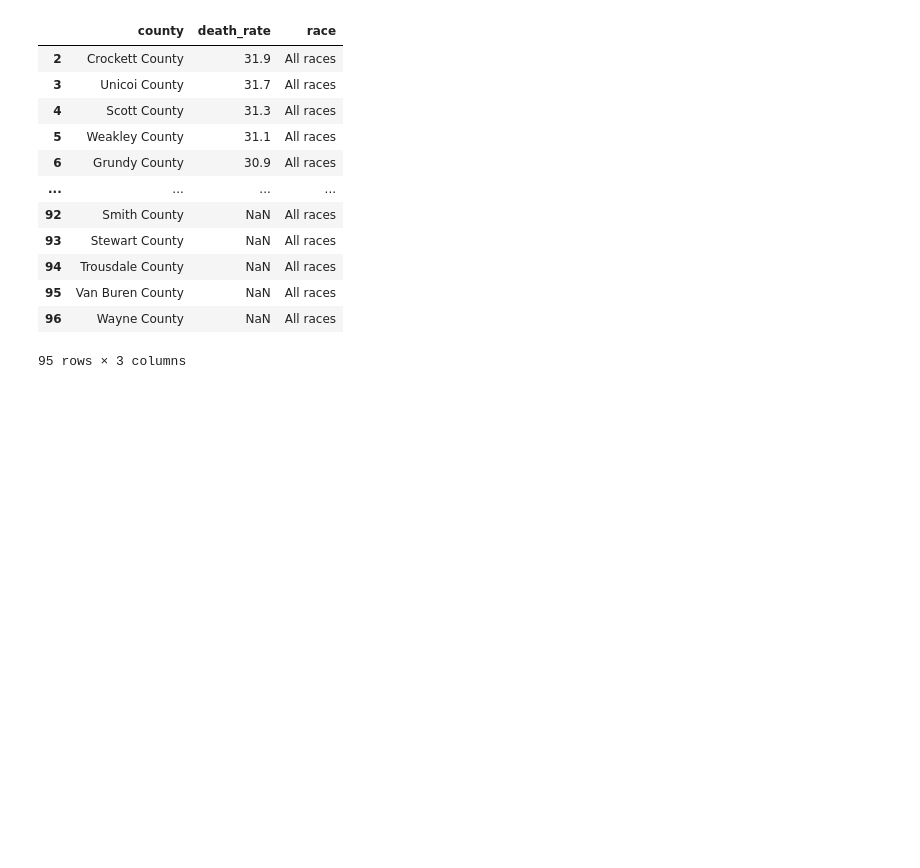
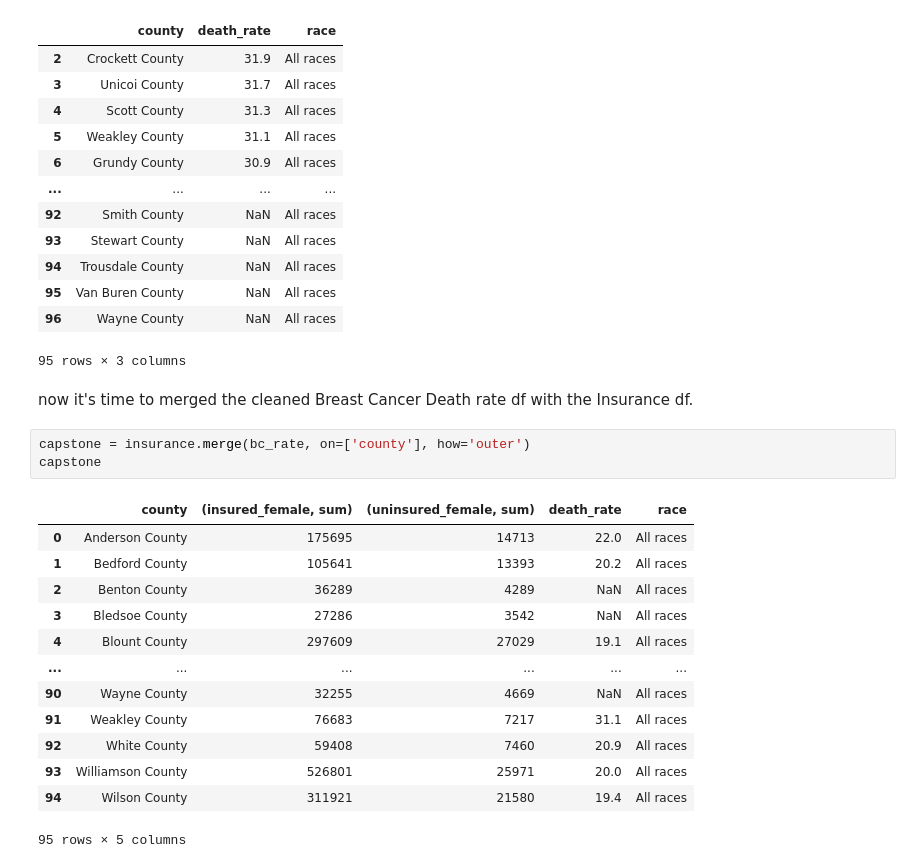
Before and after one commit to tigerbelle07/Capstone, a Jupyter notebook: notebooks/BC_Cap_v2.ipynb, the cells around one changed output. Saved outputs shown, nothing was run; the diff lists cells and outputs as text; blank space fills up the shorter version.

```diff
--- a/notebooks/BC_Cap_v2.ipynb
+++ b/notebooks/BC_Cap_v2.ipynb
@@ -328,3 +328,22 @@ bc_rate
 | 95 | Van Buren County | NaN | All races |
 | 96 | Wayne County | NaN | All races |
 95 rows × 3 columns
+# %% [markdown]
+now it's time to merged the cleaned Breast Cancer Death rate df with the Insurance df.
+# %%
+capstone = insurance.merge(bc_rate, on=['county'], how='outer')
+capstone
+# %% [output]
+|  | county | (insured_female, sum) | (uninsured_female, sum) | death_rate | race |
+| 0 | Anderson County | 175695 | 14713 | 22.0 | All races |
+| 1 | Bedford County | 105641 | 13393 | 20.2 | All races |
+| 2 | Benton County | 36289 | 4289 | NaN | All races |
+| 3 | Bledsoe County | 27286 | 3542 | NaN | All races |
+| 4 | Blount County | 297609 | 27029 | 19.1 | All races |
+| ... | ... | ... | ... | ... | ... |
+| 90 | Wayne County | 32255 | 4669 | NaN | All races |
+| 91 | Weakley County | 76683 | 7217 | 31.1 | All races |
+| 92 | White County | 59408 | 7460 | 20.9 | All races |
+| 93 | Williamson County | 526801 | 25971 | 20.0 | All races |
+| 94 | Wilson County | 311921 | 21580 | 19.4 | All races |
+95 rows × 5 columns
```
Also changed, not shown: parts of 1 cell of this notebook.
